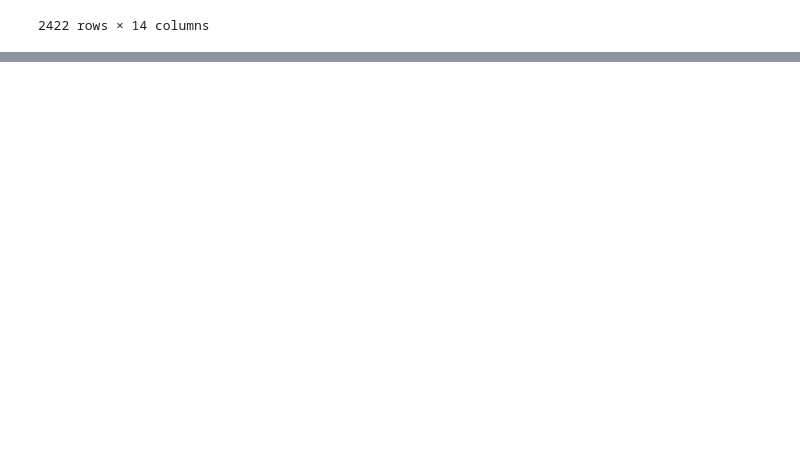
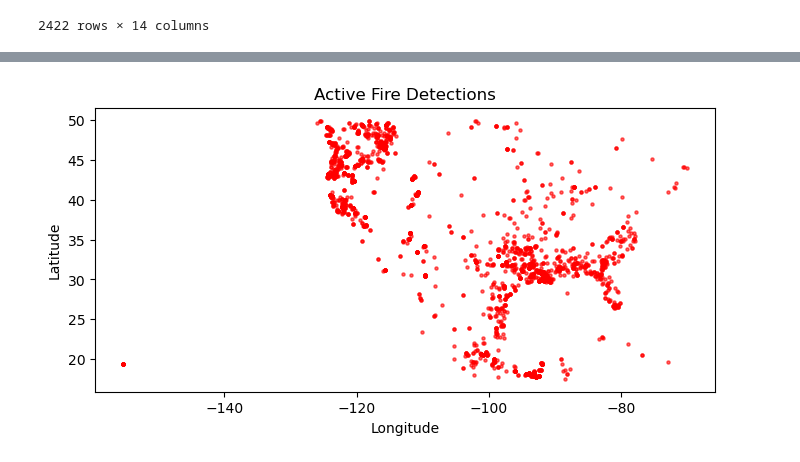
Before and after one commit to amz0004/DSC106_Project3, a Jupyter notebook: Project3.ipynb, the cells around one changed output, grey strips where cells are left out. Saved outputs shown, nothing was run; the diff lists cells and outputs as text; code cells hidden in the pictures; blank space fills up the shorter version.

```diff
--- a/Project3.ipynb
+++ b/Project3.ipynb
@@ -45,0 +63,9 @@ gdf
+# %%
+fig, ax = plt.subplots(figsize=(8,8))
+gdf.plot(ax=ax, markersize=5, color='red', alpha=0.6)
+ax.set_title('Active Fire Detections')
+ax.set_xlabel('Longitude')
+ax.set_ylabel('Latitude')
+plt.show()
+# %% [output]
+[figure, added]
```
Also changed, not shown: parts of 8 cells of this notebook, 1 other file.
